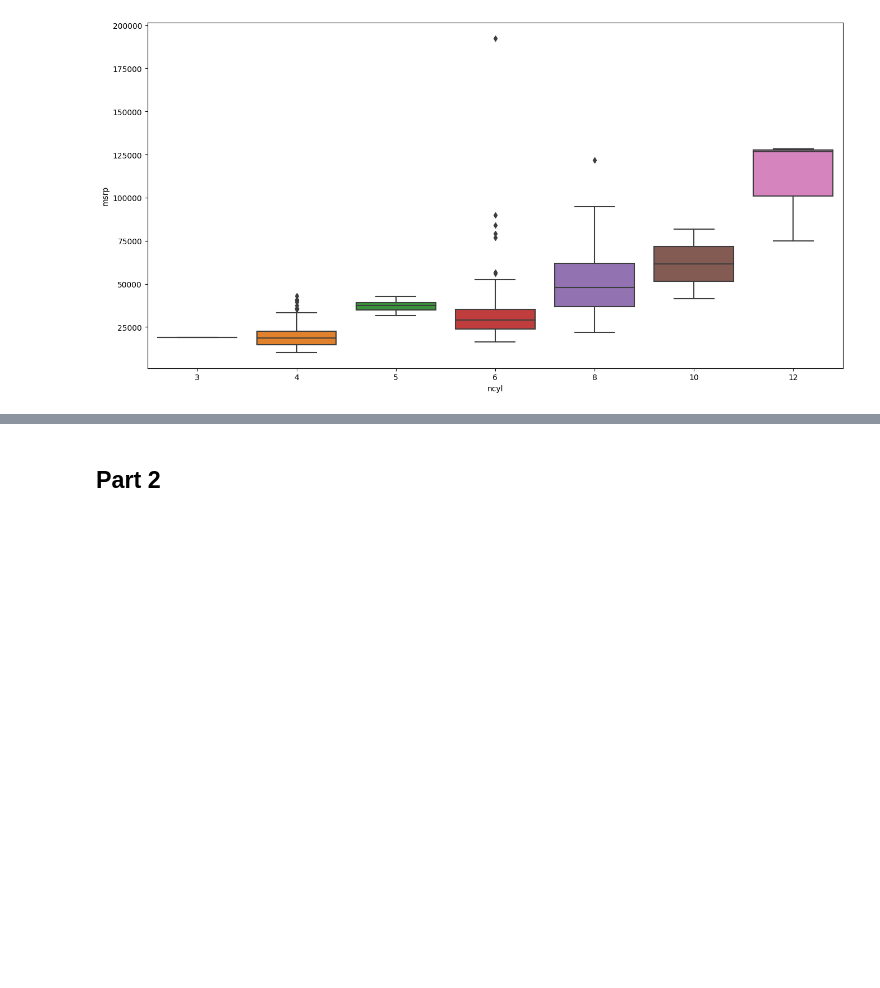
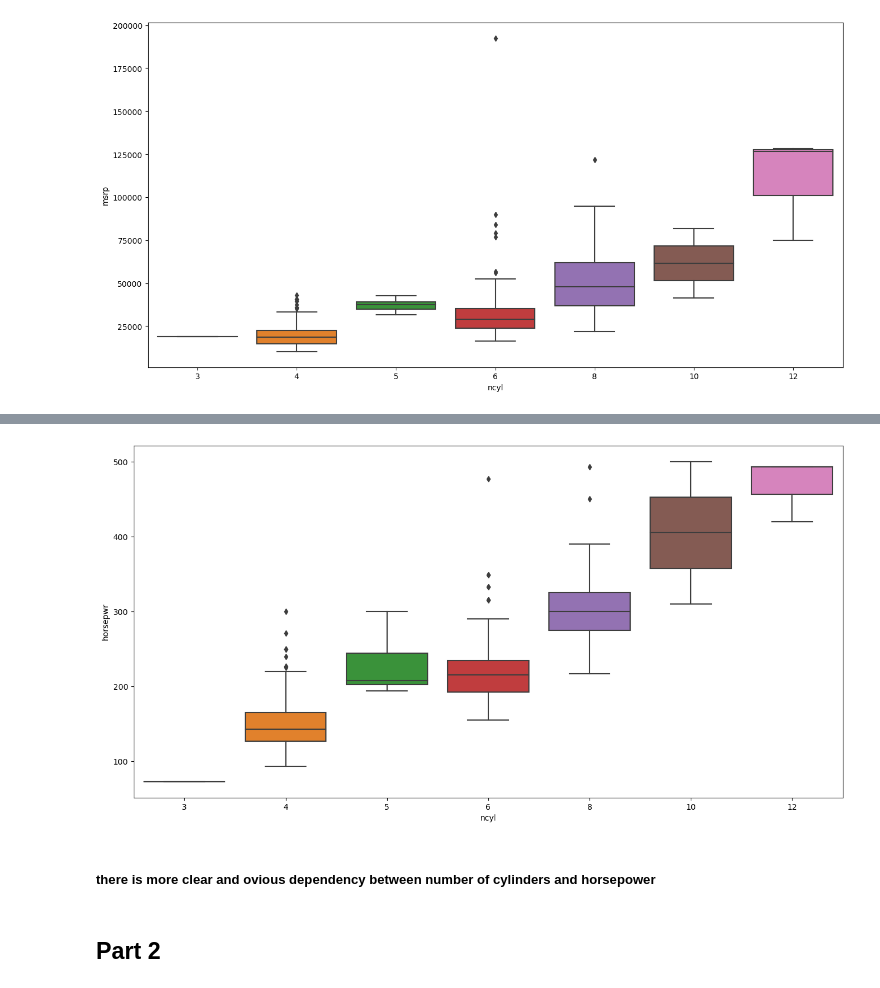
Before and after one commit to Valerii-Poliakov/cars_eda, a Jupyter notebook: cars_eda.ipynb, the cells around one changed output, grey strips where cells are left out. Drawn from its saved outputs; the diff is of its cells as text; code cells hidden in the pictures; blank space fills up the shorter version.

Commit message:
Correlation between horse power and number of cylinders diagram

```diff
--- a/cars_eda.ipynb
+++ b/cars_eda.ipynb
@@ -188,3 +189,12 @@ The upper and lower whiskers represent scores outside the middle 50% (i.e. the l
+# %%
+# correlation between cylinders and horsepower is more interesting
+data_plot = df[['horsepwr', 'ncyl']]
+f, ax = plt.subplots(figsize=(16, 8))
+fig = sns.boxplot(x='ncyl', y='horsepwr', data=data_plot)
+# %% [output]
+[figure, added]
+# %% [markdown]
+##### there is more clear and ovious dependency between number of cylinders and horsepower
 # %% [markdown]
 ## Part 2
 # %% [markdown]
```
Also changed, not shown: parts of 24 cells of this notebook.
